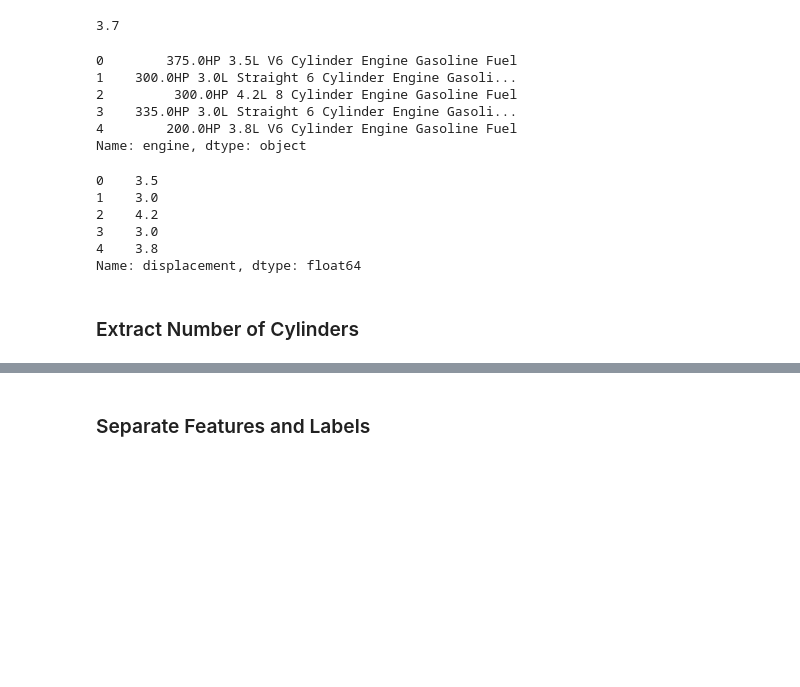
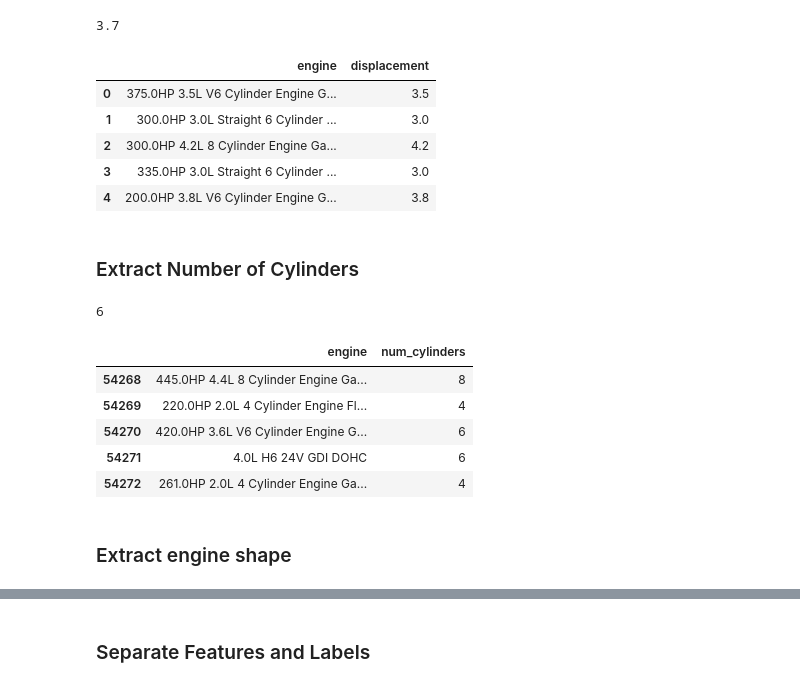
Before and after one commit to SiegfredLorelle/kagglex-car-price-prediction, a Jupyter notebook: kagglex-car-price.ipynb, the cells around one changed output, grey strips where cells are left out. Drawn from its saved outputs; the diff is of its cells as text; code cells hidden in the pictures; blank space fills up the shorter version.

```diff
--- a/kagglex-car-price.ipynb
+++ b/kagglex-car-price.ipynb
@@ -363,9 +359,10 @@ Name: horsepower, dtype: int64
 # %% [markdown]
 ### Extract displacement (Liters denoted as L)
 # %%
-def filter_displacement(text):
+def extract_displacement(text):
     """ Filter horsepower using the L and Liters keyword """
-    for index, word in enumerate(text.split()):
+    words = text.split()
+    for index, word in enumerate(words):
         if word[-1] == "L":
             return float(word[:-1])
 #             return "VALID"
@@ -373,7 +370,7 @@ def filter_displacement(text):
         if  word == "Liter" and index > 0:
 #             return "VALID"
 #             print(text[index - 1], word)
-            return  float(text[index - 1])
+            return  float(words[index - 1])
 #             return text
 
     return "tmp"
@@ -385,8 +382,8 @@ test_df["engine"] = unedited_test_df["engine"]
 
 
 # Filter the horsepower from engine feature
-df["displacement"] = df["engine"].apply(filter_displacement)
-test_df["displacement"] = df["engine"].apply(filter_displacement)
+df["displacement"] = df["engine"].apply(extract_displacement)
+test_df["displacement"] = df["engine"].apply(extract_displacement)
 # %%
 # Get the mean from the valid displacement to be used for no/invalid displacement
 with_displacement = df.loc[df["displacement"] != 'tmp', 'displacement']
@@ -403,21 +400,15 @@ test_df.loc[test_df["displacement"] == "tmp","displacement"] = displacement_ave
 df["displacement"] = df["displacement"].apply(pd.to_numeric)
 test_df["displacement"] = test_df["displacement"].apply(pd.to_numeric)
 # %%
-print(unedited_df["engine"].head())
-df["displacement"].head()
+# print(unedited_df["engine"].head())
+df[["engine", "displacement"]].head()
 # %% [output]
-0        375.0HP 3.5L V6 Cylinder Engine Gasoline Fuel
-1    300.0HP 3.0L Straight 6 Cylinder Engine Gasoli...
-2         300.0HP 4.2L 8 Cylinder Engine Gasoline Fuel
-3    335.0HP 3.0L Straight 6 Cylinder Engine Gasoli...
-4        200.0HP 3.8L V6 Cylinder Engine Gasoline Fuel
-Name: engine, dtype: object
-0    3.5
-1    3.0
-2    4.2
-3    3.0
-4    3.8
-Name: displacement, dtype: float64
+|  | engine | displacement |
+| 0 | 375.0HP 3.5L V6 Cylinder Engine G... | 3.5 |
+| 1 | 300.0HP 3.0L Straight 6 Cylinder ... | 3.0 |
+| 2 | 300.0HP 4.2L 8 Cylinder Engine Ga... | 4.2 |
+| 3 | 335.0HP 3.0L Straight 6 Cylinder ... | 3.0 |
+| 4 | 200.0HP 3.8L V6 Cylinder Engine G... | 3.8 |
 # %% [markdown]
 ### Extract Number of Cylinders
 # %%
@@ -438,0 +445,7 @@ def filter_displacement(text):
+# %%
+# Get the mean from the valid num of cylinders to be used for no/invalid num of cylinders
+with_num_cylinders = df.loc[df["num_cylinders"] != 'tmp', 'num_cylinders']
+num_cylinders_ave = round(with_num_cylinders.mean())
+num_cylinders_ave
+# %% [output]
+6
@@ -439,3 +460,14 @@ def filter_displacement(text):
+# %%
+df[["engine", "num_cylinders"]].tail()
+# %% [output]
+|  | engine | num_cylinders |
+| 54268 | 445.0HP 4.4L 8 Cylinder Engine Ga... | 8 |
+| 54269 | 220.0HP 2.0L 4 Cylinder Engine Fl... | 4 |
+| 54270 | 420.0HP 3.6L V6 Cylinder Engine G... | 6 |
+| 54271 | 4.0L H6 24V GDI DOHC | 6 |
+| 54272 | 261.0HP 2.0L 4 Cylinder Engine Ga... | 4 |
+# %% [markdown]
+### Extract engine shape
 # %%
 # TEST
 df["engine"] = unedited_df["engine"]
```
Also changed, not shown: parts of 13 cells of this notebook.
